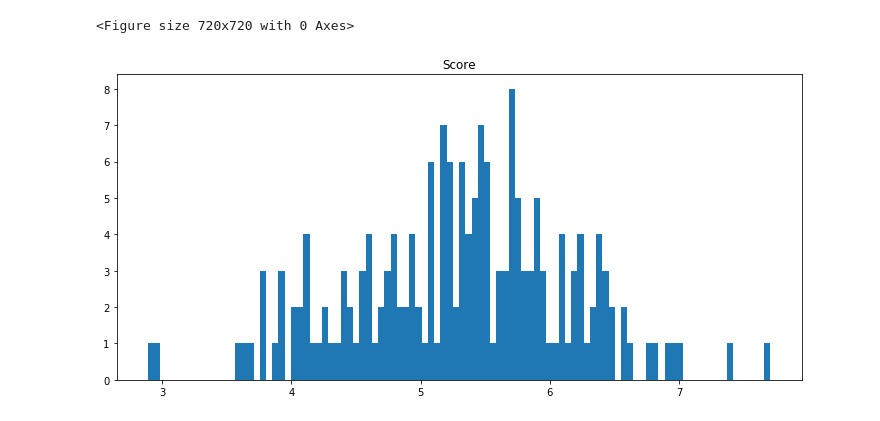
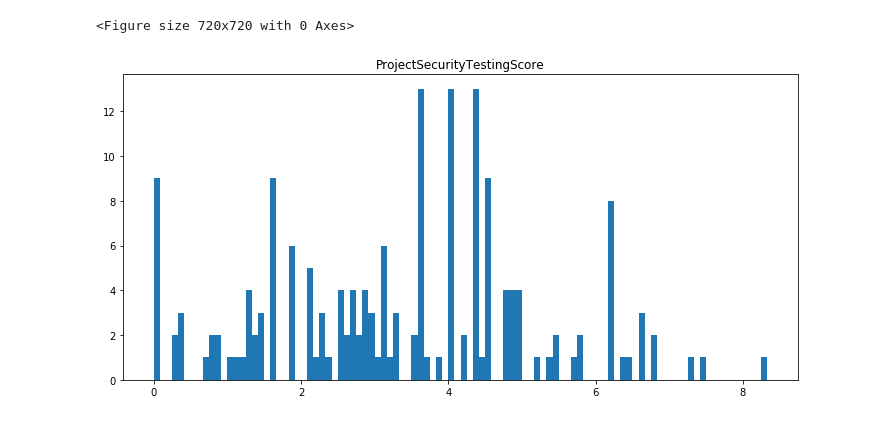
Before and after one commit to SAP/fosstars-rating-core, a Jupyter notebook: src/main/jupyter/oss/security/SecurityRatingAnalysis.ipynb, the cells around one changed output. Saved outputs shown, nothing was run; the diff lists cells and outputs as text; code cells hidden in the pictures.

```diff
--- a/src/main/jupyter/oss/security/SecurityRatingAnalysis.ipynb
+++ b/src/main/jupyter/oss/security/SecurityRatingAnalysis.ipynb
@@ -70,6 +70,8 @@ def process_sub_scores(score_value, row, score_weights):
             row[feature] = used_value['value']
         elif used_value['type'] == 'OwaspDependencyCheckUsageValue':
             row[feature] = used_value['value']
+        elif used_value['type'] == 'SecurityReviewsValue':
+            row[feature] = used_value['reviews']
         elif used_value['type'] == 'OwaspDependencyCheckCvssThresholdValue':
             # we convert the numbers to string because it's necessary
             # to draw the charts below
@@ -81,7 +83,8 @@ with open('../../../../../docs/oss/security/github_projects.json') as json_file:
     json_data = json.load(json_file)
     for json_project_data in json_data:
         row = {}
-        row['URL'] = json_project_data['url']
+        #print(json_project_data)
+        row['URL'] = 'https://github.com/' + json_project_data['organization']['name'] + '/' + json_project_data['name']
         rating_value = json_project_data['ratingValue']
         if rating_value is None:
             continue
@@ -125,15 +259,14 @@ plt.show()
 # %%
 df = project_data
 plt.figure(figsize=[10, 10])
 f, ax = plt.subplots(1, 1)
 f.set_figwidth(10)
 f.set_figheight(5)
-column = 'Score'
-d = df[df[column] != 'N/A']
-d = d.loc[:, column]
+column = 'ProjectSecurityTestingScore'
+d = df[column]
 ax.hist(d, histtype='bar', bins=100)
 ax.set_title(column)
 plt.tight_layout()
 # %% [output]
 <Figure size 720x720 with 0 Axes>
-[figure, old version]
+[figure, new version]
```
Also changed, not shown: parts of 24 cells of this notebook, 1 other file.
